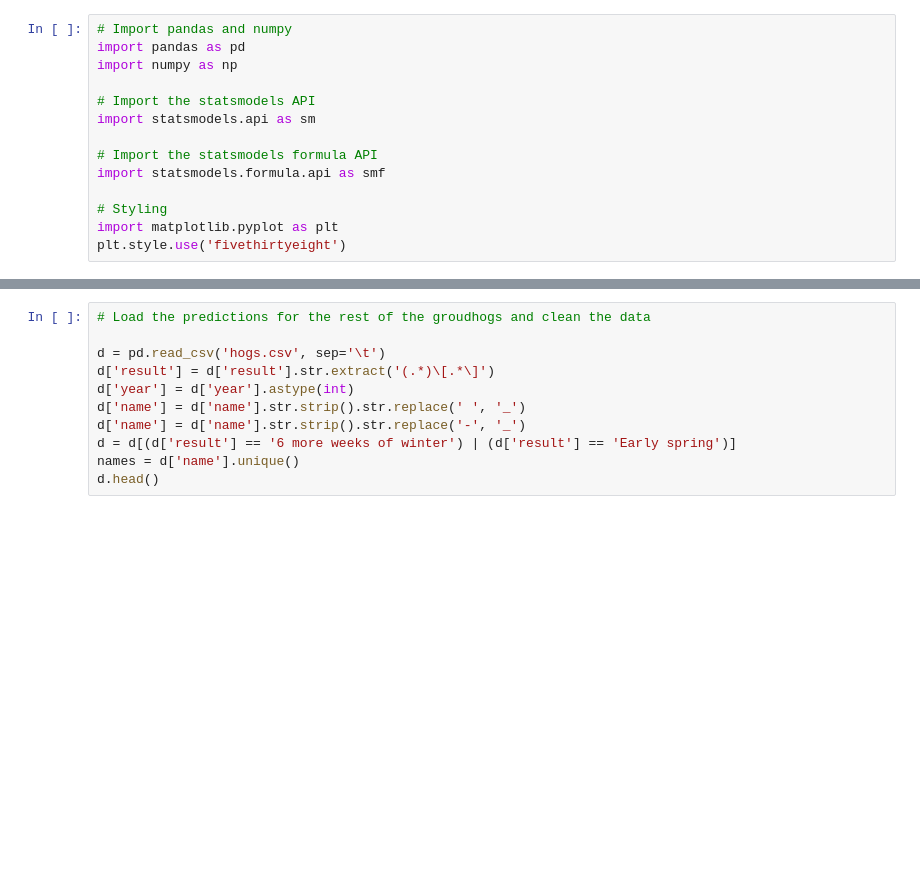
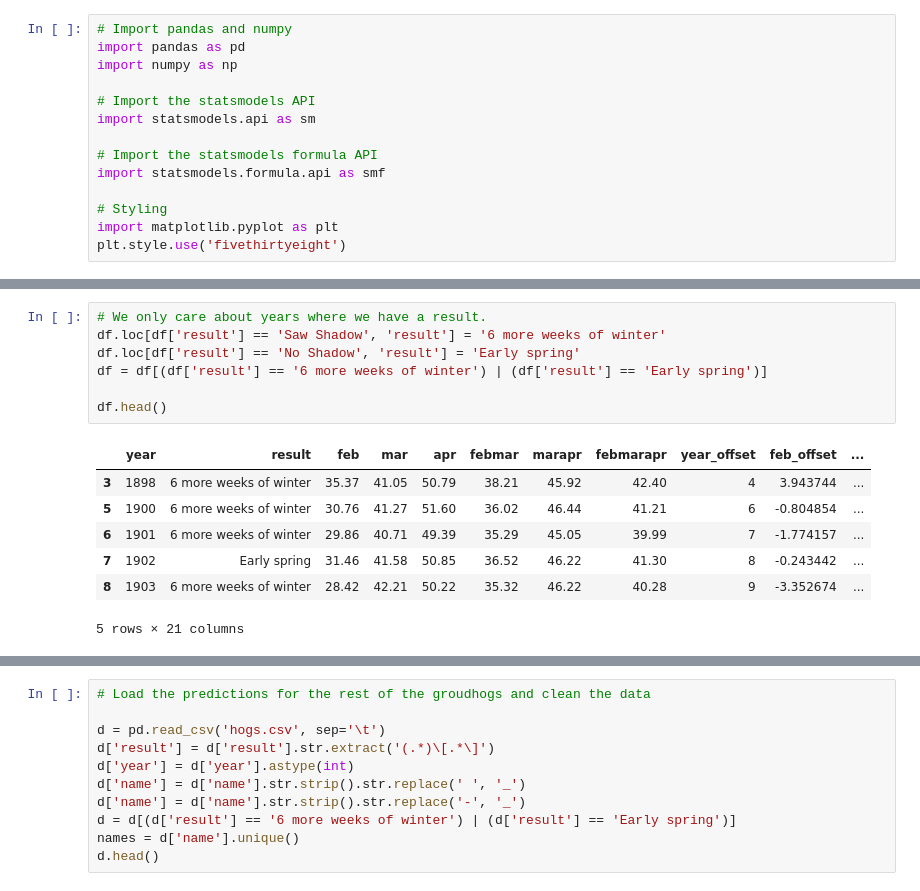
Before and after one commit to docmarionum1/Groundhog-Day, a Jupyter notebook: Groundhog Day.ipynb, the cells around one changed output, grey strips where cells are left out. Cells and saved outputs as stored; diff of their text form; blank space fills up the shorter version.

```diff
--- a/Groundhog Day.ipynb
+++ b/Groundhog Day.ipynb
@@ -79,3 +71,18 @@ df.plot('year', 'mar_offset', title='March Temperature Differential From the Nor
+# %%
+# We only care about years where we have a result.
+df.loc[df['result'] == 'Saw Shadow', 'result'] = '6 more weeks of winter'
+df.loc[df['result'] == 'No Shadow', 'result'] = 'Early spring'
+df = df[(df['result'] == '6 more weeks of winter') | (df['result'] == 'Early spring')]
+
+df.head()
+# %% [output]
+|  | year | result | feb | mar | apr | febmar | marapr | febmarapr | year_offset | feb_offset | ... |
+| 3 | 1898 | 6 more weeks of winter | 35.37 | 41.05 | 50.79 | 38.21 | 45.92 | 42.40 | 4 | 3.943744 | ... |
+| 5 | 1900 | 6 more weeks of winter | 30.76 | 41.27 | 51.60 | 36.02 | 46.44 | 41.21 | 6 | -0.804854 | ... |
+| 6 | 1901 | 6 more weeks of winter | 29.86 | 40.71 | 49.39 | 35.29 | 45.05 | 39.99 | 7 | -1.774157 | ... |
+| 7 | 1902 | Early spring | 31.46 | 41.58 | 50.85 | 36.52 | 46.22 | 41.30 | 8 | -0.243442 | ... |
+| 8 | 1903 | 6 more weeks of winter | 28.42 | 42.21 | 50.22 | 35.32 | 46.22 | 40.28 | 9 | -3.352674 | ... |
+5 rows × 21 columns
 # %%
 # Run OLS regression to see if Phil's predictions are ever statistically significant:
 
```
Also changed, not shown: parts of 7 cells of this notebook.
